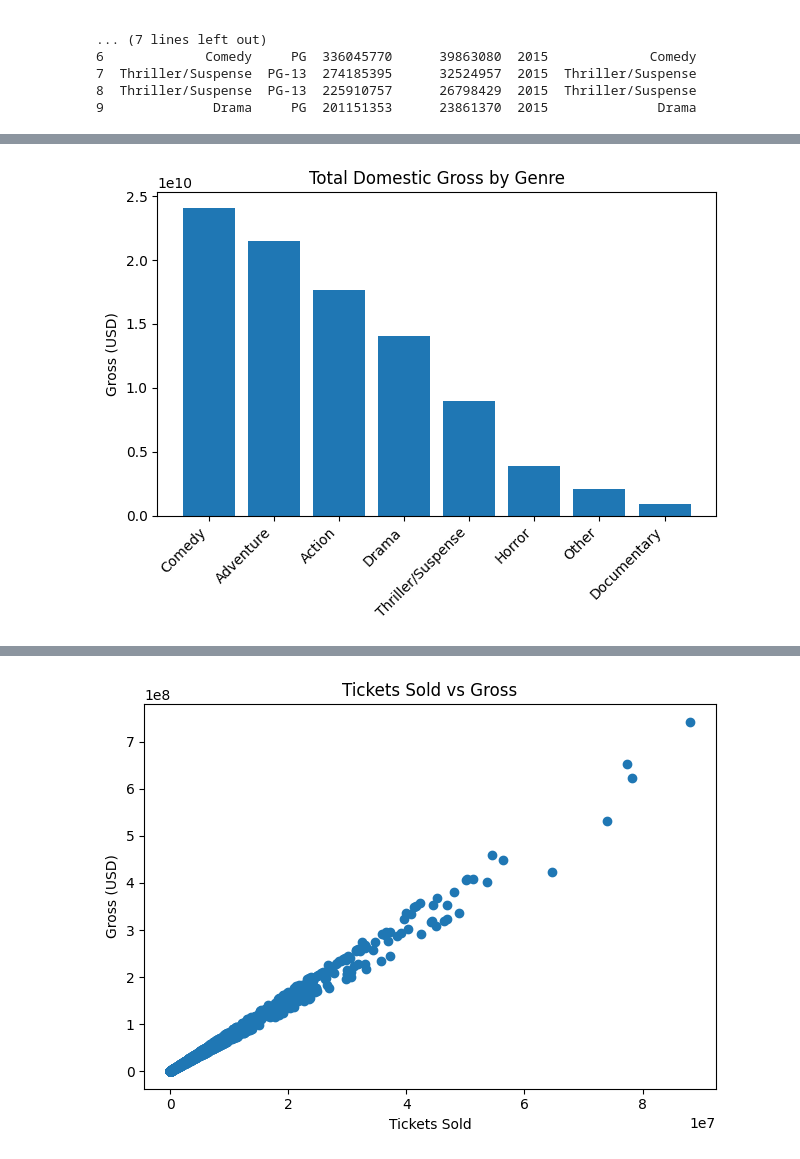
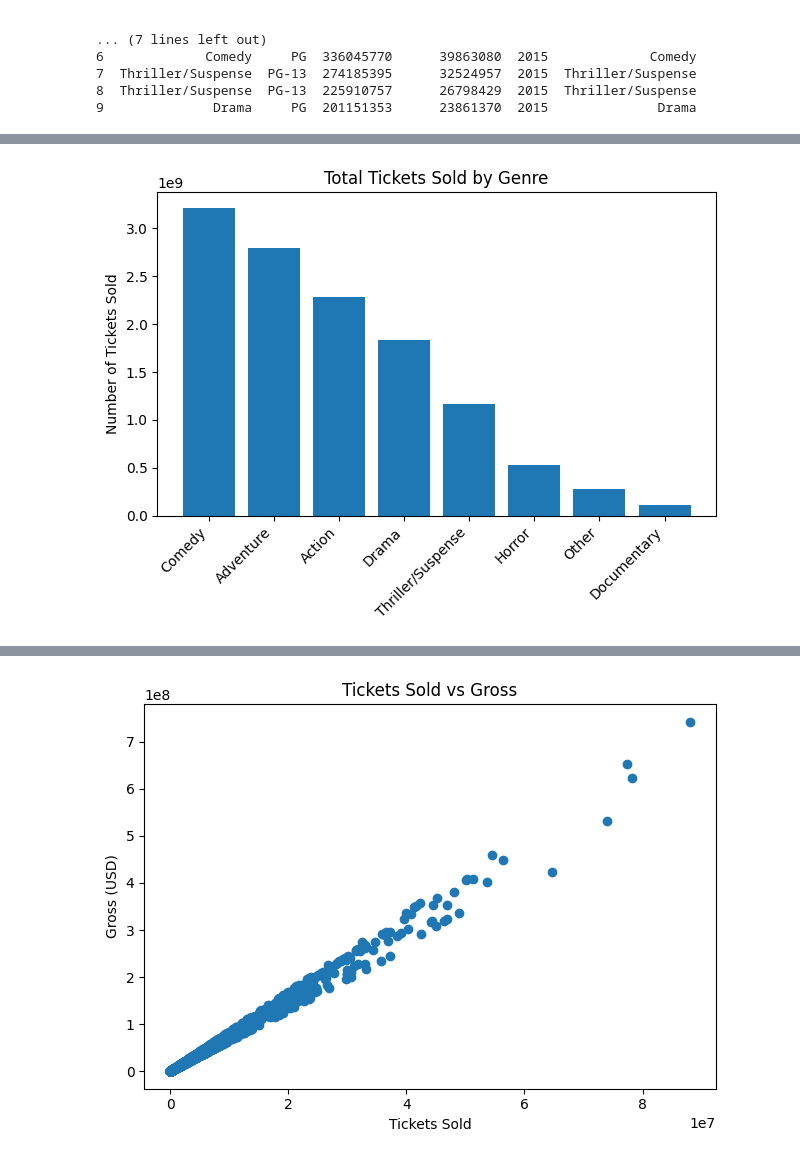
Before and after one commit to ihuang87/STA4101-Final-Paper, a Jupyter notebook: scripts/exploratory_analysis.ipynb, the cells around one changed output, grey strips where cells are left out. Cells and saved outputs as stored; diff of their text form; code cells hidden in the pictures.

```diff
--- a/scripts/exploratory_analysis.ipynb
+++ b/scripts/exploratory_analysis.ipynb
@@ -63,13 +72,13 @@ plt.show()
 # %%
 # Total Gross by Genre
 if "Genre" in movies.columns:
-    gross_by_genre = movies.groupby("Genre", as_index=False)["Gross"].sum().sort_values("Gross", ascending=False)
+    gross_by_genre = movies.groupby("Genre", as_index=False)["Tickets.Sold"].sum().sort_values("Tickets.Sold", ascending=False)
     plt.figure()
-    plt.bar(gross_by_genre["Genre"], gross_by_genre["Gross"])
-    plt.title("Total Domestic Gross by Genre")
-    plt.ylabel("Gross (USD)")
+    plt.bar(gross_by_genre["Genre"], gross_by_genre["Tickets.Sold"])
+    plt.title("Total Tickets Sold by Genre")
+    plt.ylabel("Number of Tickets Sold")
     plt.xticks(rotation=45, ha="right")
     plt.tight_layout()
     plt.show()
 # %% [output]
-[figure, old version]
+[figure, new version]
```
Also changed, not shown: parts of 5 cells of this notebook, 10 other files.
